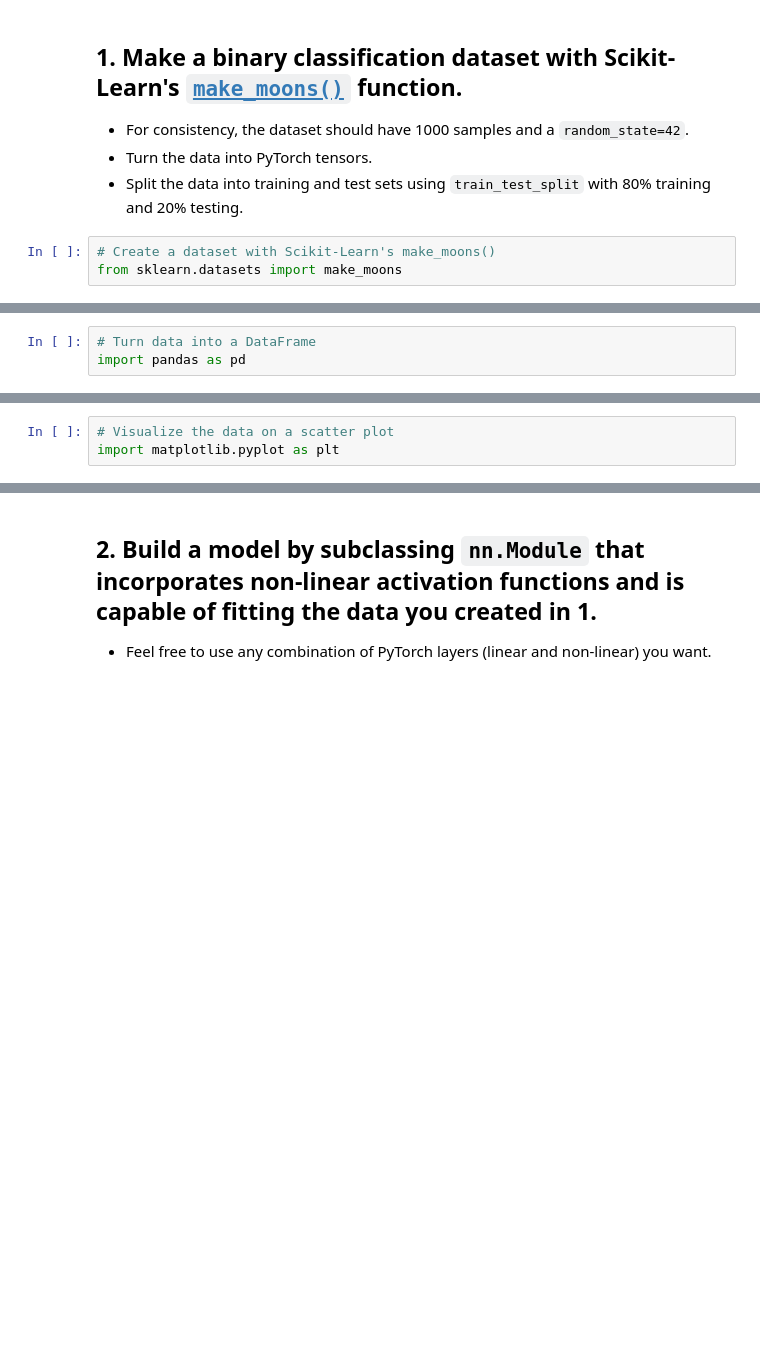
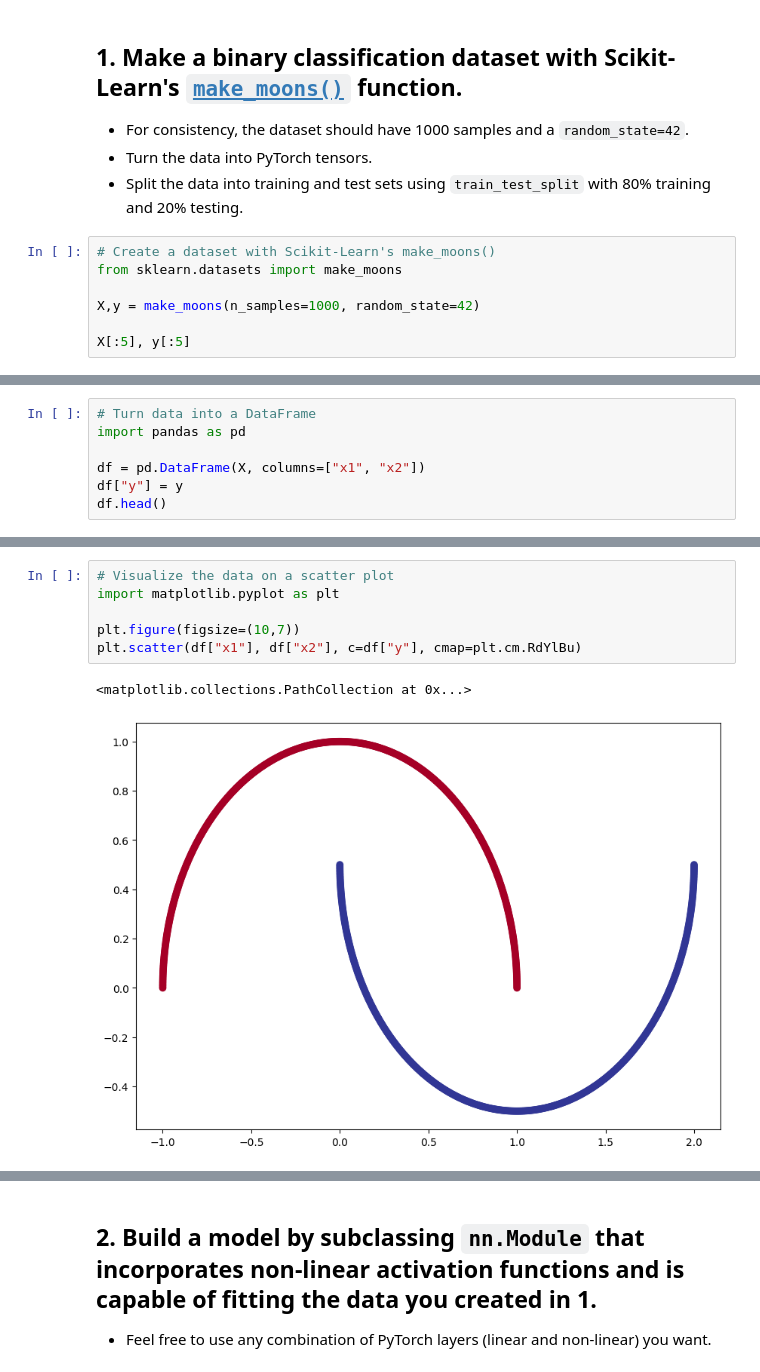
Before and after one commit to kishore779/Pytorch_Programming, a Jupyter notebook: exercises/02_pytorch_classification_exercises.ipynb, the cells around one changed output, grey strips where cells are left out. Cells and saved outputs as stored; diff of their text form; blank space fills up the shorter version.

```diff
--- a/exercises/02_pytorch_classification_exercises.ipynb
+++ b/exercises/02_pytorch_classification_exercises.ipynb
@@ -36,3 +36,7 @@ device : cuda
 # %%
 # Create a dataset with Scikit-Learn's make_moons()
 from sklearn.datasets import make_moons
+
+X,y = make_moons(n_samples=1000, random_state=42)
+
+X[:5], y[:5]
@@ -39,3 +50,7 @@ from sklearn.datasets import make_moons
 # %%
 # Turn data into a DataFrame
 import pandas as pd
+
+df = pd.DataFrame(X, columns=["x1", "x2"])
+df["y"] = y
+df.head()
@@ -42,5 +64,11 @@ import pandas as pd
 # %%
 # Visualize the data on a scatter plot
 import matplotlib.pyplot as plt
+
+plt.figure(figsize=(10,7))
+plt.scatter(df["x1"], df["x2"], c=df["y"], cmap=plt.cm.RdYlBu)
+# %% [output]
+<matplotlib.collections.PathCollection at 0x...>
+[figure, added]
 # %%
 # Turn data into tensors of dtype float
```
Also changed, not shown: parts of 23 cells of this notebook.
